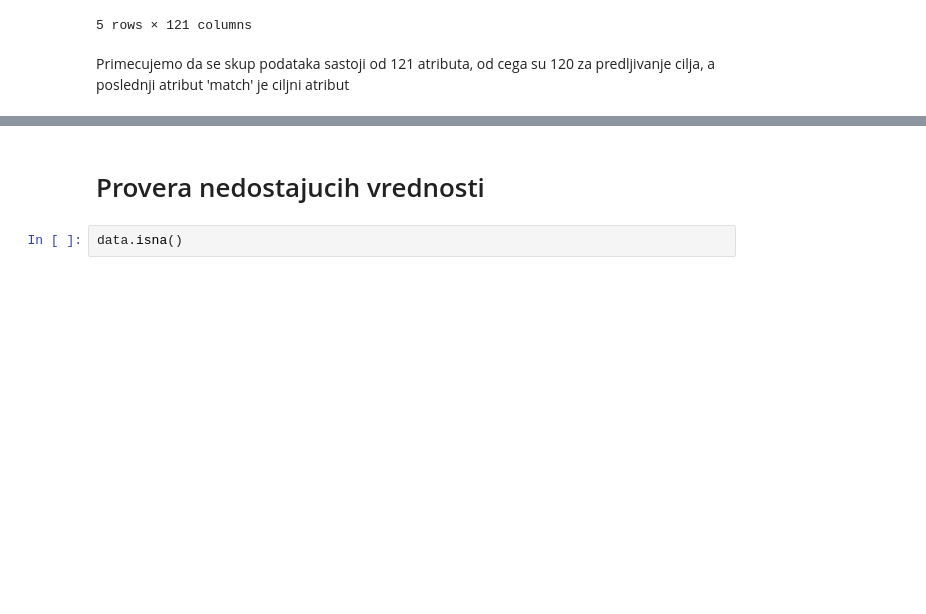
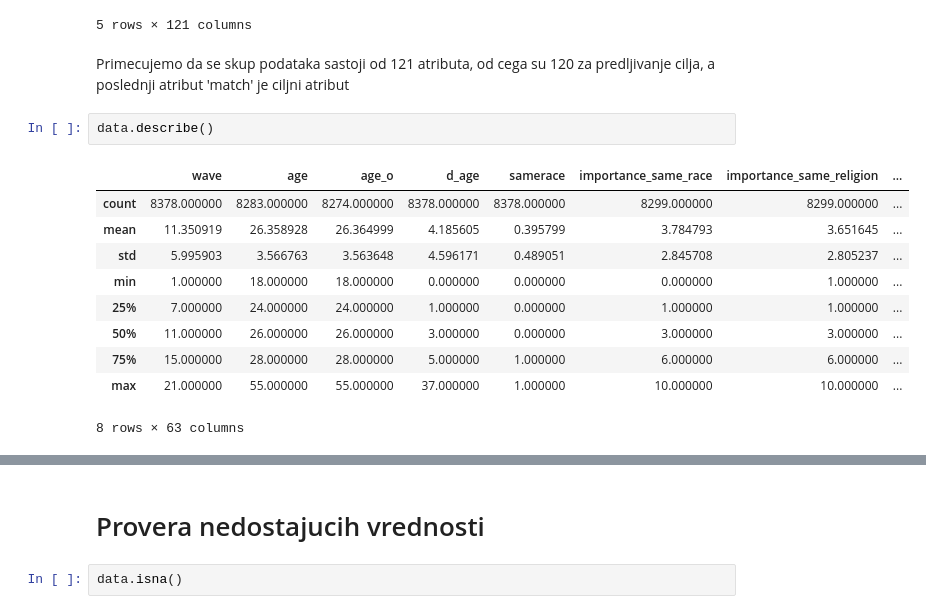
Before and after one commit to MATF-istrazivanje-podataka-1/2023_Data_Mining_SpeedDating_Dataset, a Jupyter notebook: analizaIPretprocesiranje.ipynb, the cells around one changed output, grey strips where cells are left out. Drawn from its saved outputs; the diff is of its cells as text; blank space fills up the shorter version.

```diff
--- a/analizaIPretprocesiranje.ipynb
+++ b/analizaIPretprocesiranje.ipynb
@@ -46,3 +47,16 @@ data.head()
 5 rows × 121 columns
 # %% [markdown]
 Primecujemo da se skup podataka sastoji od 121 atributa, od cega su 120 za predljivanje cilja, a poslednji atribut 'match' je ciljni atribut
+# %%
+data.describe()
+# %% [output]
+|  | wave | age | age_o | d_age | samerace | importance_same_race | importance_same_religion | ... |
+| count | 8378.000000 | 8283.000000 | 8274.000000 | 8378.000000 | 8378.000000 | 8299.000000 | 8299.000000 | ... |
+| mean | 11.350919 | 26.358928 | 26.364999 | 4.185605 | 0.395799 | 3.784793 | 3.651645 | ... |
+| std | 5.995903 | 3.566763 | 3.563648 | 4.596171 | 0.489051 | 2.845708 | 2.805237 | ... |
+| min | 1.000000 | 18.000000 | 18.000000 | 0.000000 | 0.000000 | 0.000000 | 1.000000 | ... |
+| 25% | 7.000000 | 24.000000 | 24.000000 | 1.000000 | 0.000000 | 1.000000 | 1.000000 | ... |
+| 50% | 11.000000 | 26.000000 | 26.000000 | 3.000000 | 0.000000 | 3.000000 | 3.000000 | ... |
+| 75% | 15.000000 | 28.000000 | 28.000000 | 5.000000 | 1.000000 | 6.000000 | 6.000000 | ... |
+| max | 21.000000 | 55.000000 | 55.000000 | 37.000000 | 1.000000 | 10.000000 | 10.000000 | ... |
+8 rows × 63 columns
```
Also changed, not shown: parts of 12 cells of this notebook.
